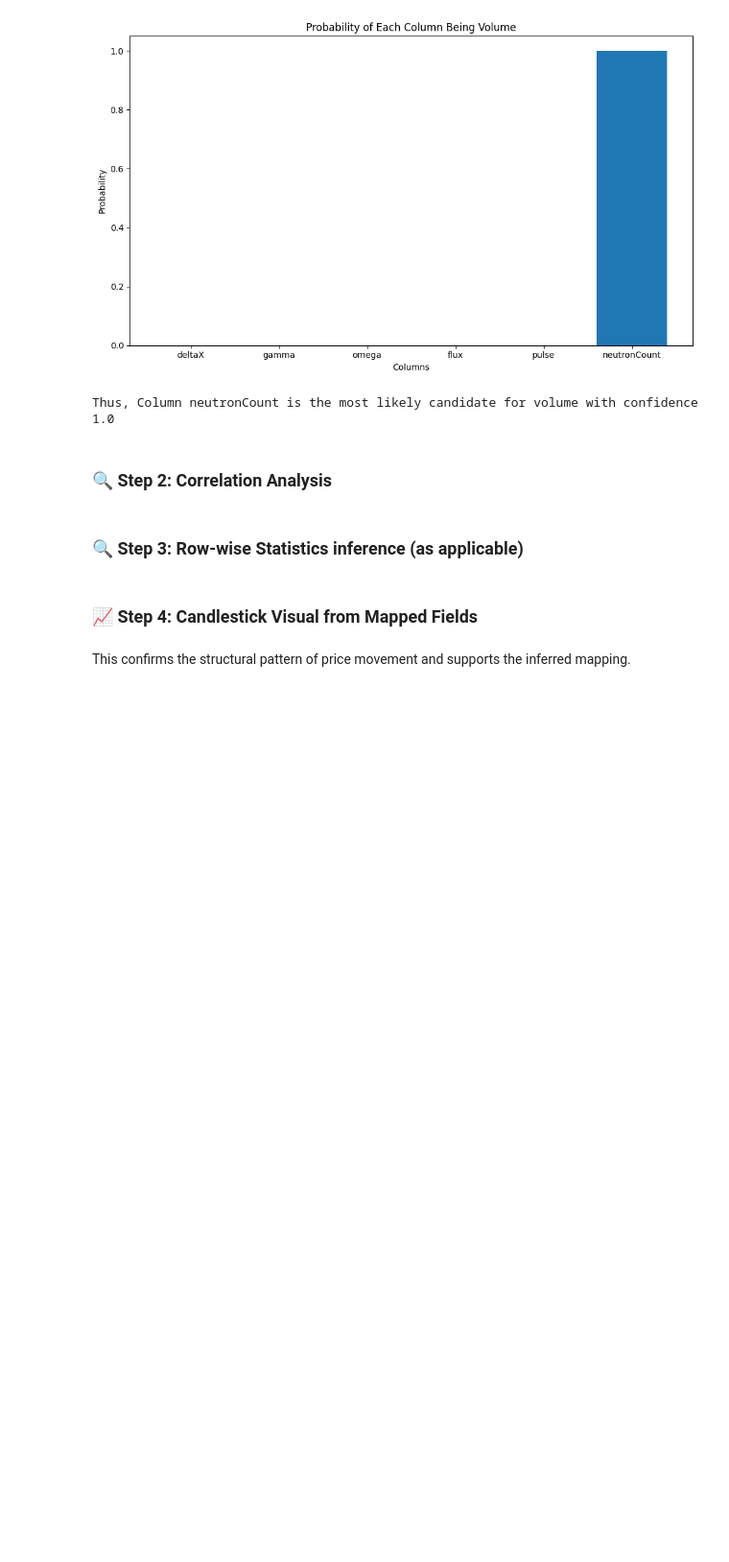
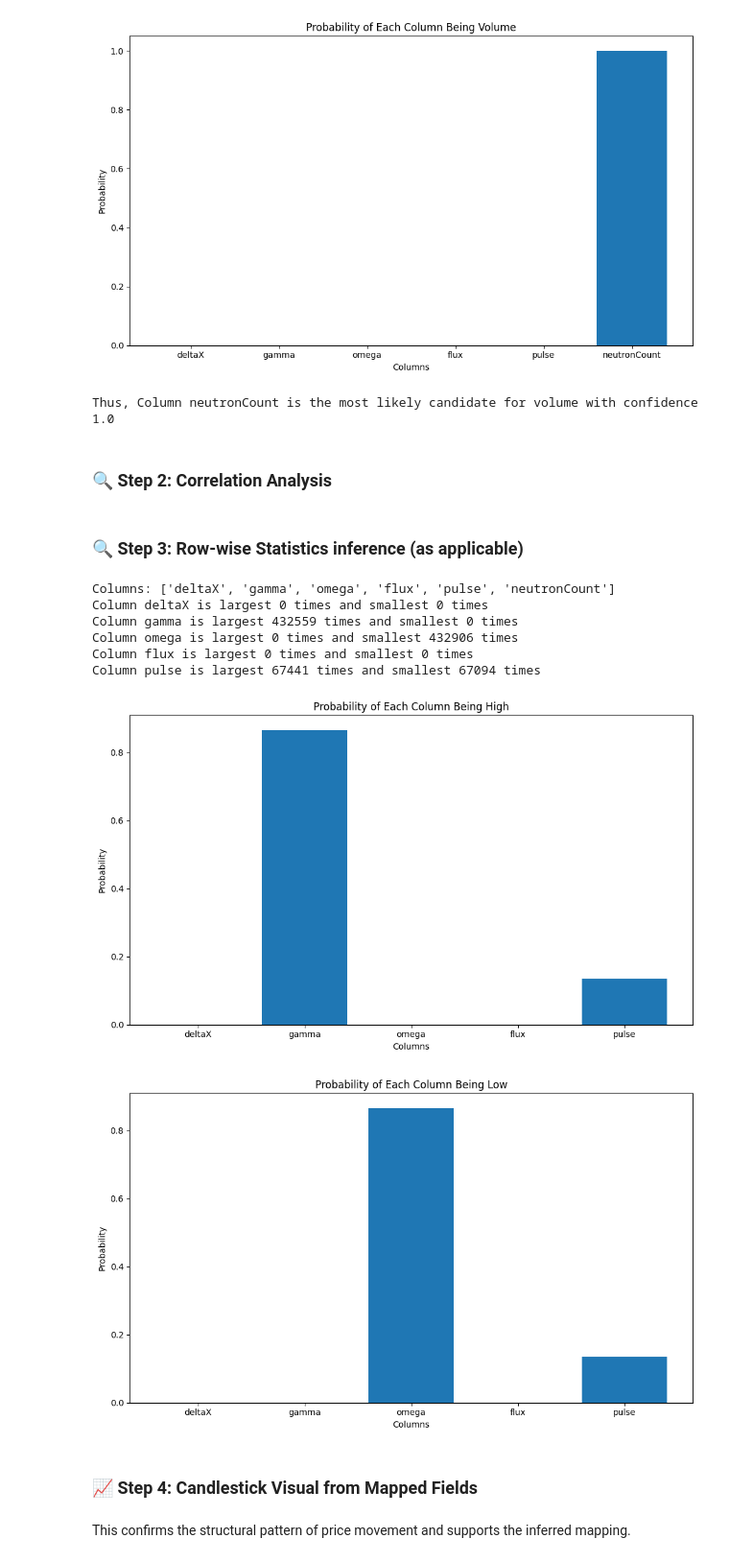
Before and after one commit to RonitJ7/apt-assignment, a Jupyter notebook: assessment_01/04_sample_analysis.ipynb, the cells around one changed output. Shown at 96% size. Drawn from its saved outputs; the diff is of its cells as text; code cells hidden in the pictures; blank space fills up the shorter version.

```diff
--- a/assessment_01/04_sample_analysis.ipynb
+++ b/assessment_01/04_sample_analysis.ipynb
@@ -44,8 +44,8 @@ for index,row in df.iterrows():
 
 for col,count in volume_counts.items():
     volume_counts[col] = count / len(df)
-max_column = max(volume_counts, key=volume_counts.get)
-max_confidence = volume_counts[max_column]
+max_column_variance = max(volume_counts, key=volume_counts.get)
+max_confidence = volume_counts[max_column_variance]
 
 plt.figure(figsize=(10, 6))
 plt.bar(volume_counts.keys(), volume_counts.values())
@@ -55,7 +55,7 @@ plt.ylabel('Probability')
 plt.tight_layout()
 plt.show()
 
-print(f"Thus, Column {max_column} is the most likely candidate for volume with confidence {max_confidence}")
+print(f"Thus, Column {max_column_variance} is the most likely candidate for volume with confidence {max_confidence}")
 # %% [output]
 [figure]
 Thus, Column neutronCount is the most likely candidate for volume with confidence 1.0
@@ -65,6 +65,62 @@ Thus, Column neutronCount is the most likely candidate for volume with confidenc
 # Add your logic for the correlation here and display the matrix as required
 # %% [markdown]
 ### 🔍 Step 3: Row-wise Statistics inference (as applicable)
+# %%
+columns = df.columns.tolist()
+print("Columns:", columns)
+
+filtered_columns = [col for col in columns if col != max_column_variance]
+larger = {}
+smaller = {}
+for col in filtered_columns:
+    larger[col] = 0
+    smaller[col] = 0
+for index,row in df.iterrows():
+    max_value = -212
+    min_value = 290
+    max_col = None
+    min_col = None
+    for col in filtered_columns:
+        if max_value < row[col]:
+            max_value = row[col]
+            max_col = col
+        if min_value > row[col]:
+            min_value = row[col]
+            min_col = col
+    larger[max_col] += 1
+    smaller[min_col] += 1
+
+for col in filtered_columns:
+    print(f"Column {col} is largest {larger[col]} times and smallest {smaller[col]} times")
+
+for col in filtered_columns:
+    larger[col] = larger[col] / len(df)
+    smaller[col] = smaller[col] / len(df)
+
+plt.figure(figsize=(10, 6))
+plt.bar(larger.keys(), larger.values())
+plt.title('Probability of Each Column Being High')
+plt.xlabel('Columns')
+plt.ylabel('Probability')
+plt.tight_layout()
+plt.show()
+
+plt.figure(figsize=(10, 6))
+plt.bar(smaller.keys(), smaller.values())
+plt.title('Probability of Each Column Being Low')
+plt.xlabel('Columns')
+plt.ylabel('Probability')
+plt.tight_layout()
+plt.show()
+# %% [output]
+Columns: ['deltaX', 'gamma', 'omega', 'flux', 'pulse', 'neutronCount']
+Column deltaX is largest 0 times and smallest 0 times
+Column gamma is largest 432559 times and smallest 0 times
+Column omega is largest 0 times and smallest 432906 times
+Column flux is largest 0 times and smallest 0 times
+Column pulse is largest 67441 times and smallest 67094 times
+[figure, added]
+[figure, added]
 # %% [markdown]
 ### 📈 Step 4: Candlestick Visual from Mapped Fields
 # %%
```
